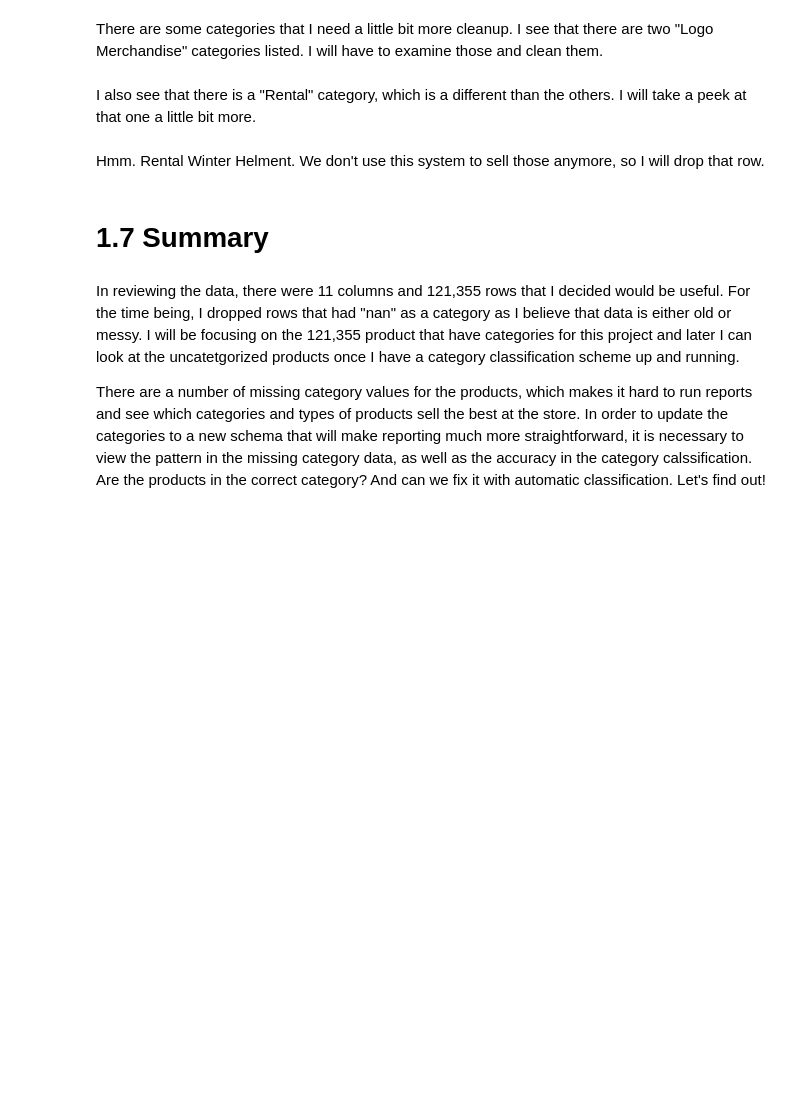
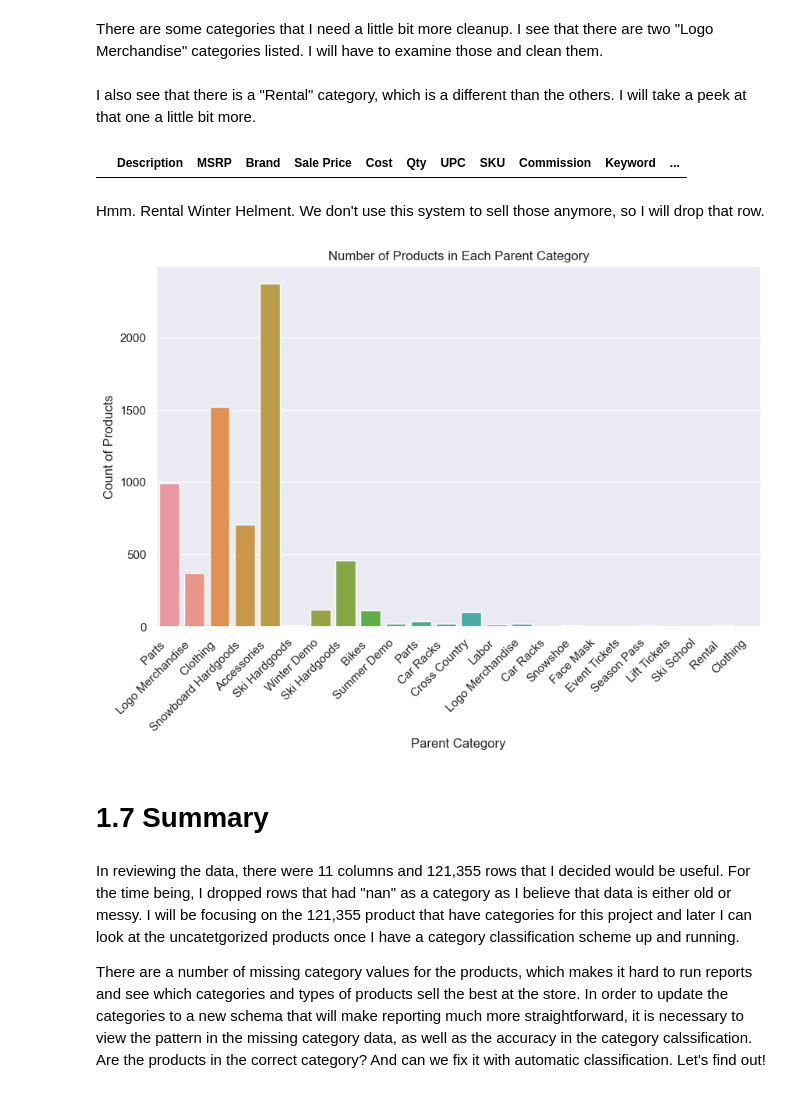
Before and after one commit to MappingKat/SunlightMtnRetail, a Jupyter notebook: notebooks/01-data-cleaning.ipynb, the cells around one changed output. Cells and saved outputs as stored; diff of their text form; code cells hidden in the pictures; blank space fills up the shorter version.

```diff
--- a/notebooks/01-data-cleaning.ipynb
+++ b/notebooks/01-data-cleaning.ipynb
@@ -92,11 +97,10 @@ EstimatedTime (int64): The estimated time it takes to process and ship the produ
 eCommerce (bool): Indicates whether the product is available for sale online.
 # %%
 # Load datasets
-product_excel = "../data/raw/Full-Products-March-21.xlsx"
-# products_2 = pd.read_csv("../data/raw/Products-Mar-18.csv", encoding='latin1')
+products = pd.read_csv("../data/raw/Products-Mar-18.csv", encoding='latin1')
 
 # Read the Excel file into a DataFrame
-products = pd.read_excel(product_excel)
+# products = pd.read_excel("../data/raw/Full-Products-March-21.xlsx")
 
 # Optionally, view the first few rows of the DataFrame
 products.info()
@@ -132,7 +170,6 @@ products['Description'] = products['Description'].astype('string')
 products['Keyword'] = products['Keyword'].astype('string')
 products['UPC'] = products['UPC'].astype('string')
 products['ParentCategory'] = products['ParentCategory'].astype('category')
-products['StyleName'] = products['StyleName'].astype('string')
 products['Brand'] = products['Brand'].astype('category')
 products['Keyword'] = products['Brand'].astype('string')
 print(products['Category'].dtype)
@@ -139,8 +178,7 @@ print(products['Category'].dtype)
 # %% [markdown]
 Now that I have created an aggregated category column and converted the columns I want to categories and strings, I will grab only the columns that I think are important to keep in a new dataframe. I will use this dataframe to clean up the rows a bit more.
 # %%
-clean_products = products[["Category", "Brand","Description","Keyword","UPC","MSRP","Quantity","SKU","Color","Size",
-"StyleNumber", "StyleName", "ParentCategory"]]
+clean_products = products[["Category", "Brand","Description","Keyword","UPC","MSRP","SKU","Color","Size","ParentCategory"]]
 # %%
 categories = clean_products["Category"].unique
 clean_products.head()
@@ -216,10 +339,24 @@ There are some categories that I need a little bit more cleanup. I see that ther
 I also see that there is a "Rental" category, which is a different than the others. I will take a peek at that one a little bit more.
 # %%
 products.loc[products["ParentCategory"] == "Rental"]
+# %% [output]
+|  | Description | MSRP | Brand | Sale Price | Cost | Qty | UPC | SKU | Commission | Keyword | ... |
 # %% [markdown]
 Hmm. Rental Winter Helment. We don't use this system to sell those anymore, so I will drop that row.
 # %%
-sns.pairplot(df_products, hue = 'ParentCategory')
+# Drop rows with missing values
+df_products_clean = df_products.dropna()
+
+# Plot count of products in each parent category
+plt.figure(figsize=(10, 6))
+sns.countplot(data=df_products, x='ParentCategory')
+plt.xticks(rotation=45, ha='right')
+plt.xlabel('Parent Category')
+plt.ylabel('Count of Products')
+plt.title('Number of Products in Each Parent Category')
+plt.show()
+# %% [output]
+[figure, added]
 # %%
 df_products.to_csv('../data/processed/products_2.csv', index=False, encoding='utf-8')
 dropped_products.to_csv('../data/processed/no-categories-products_2.csv', index=False, encoding='utf-8')
```
Also changed, not shown: parts of 15 cells of this notebook, 2 other files.
